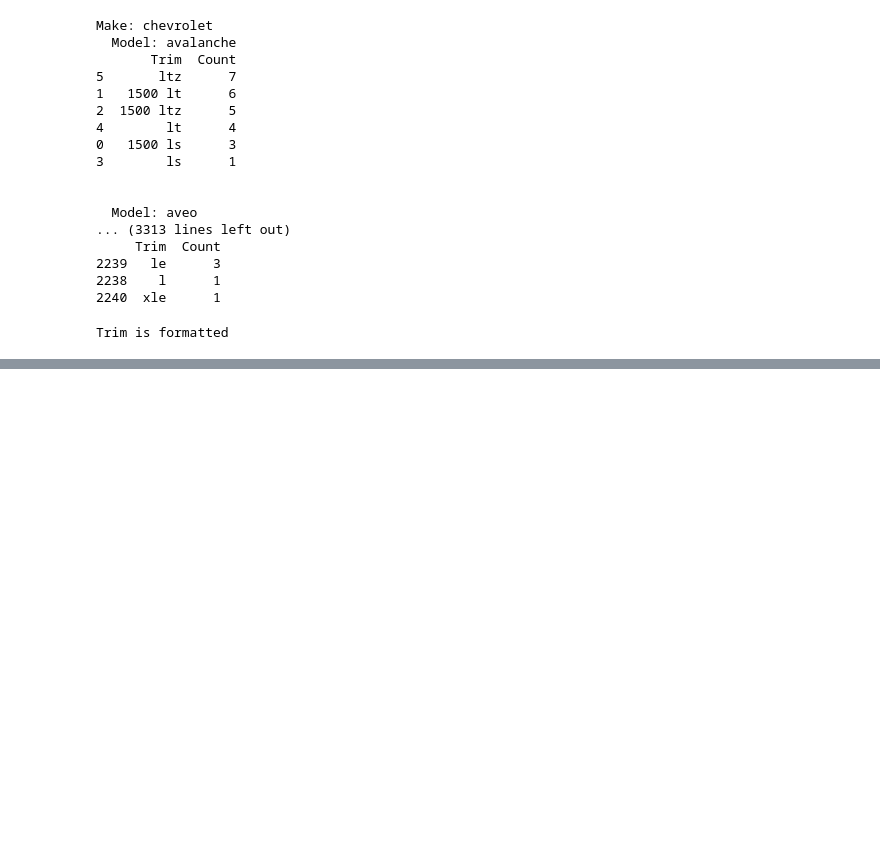
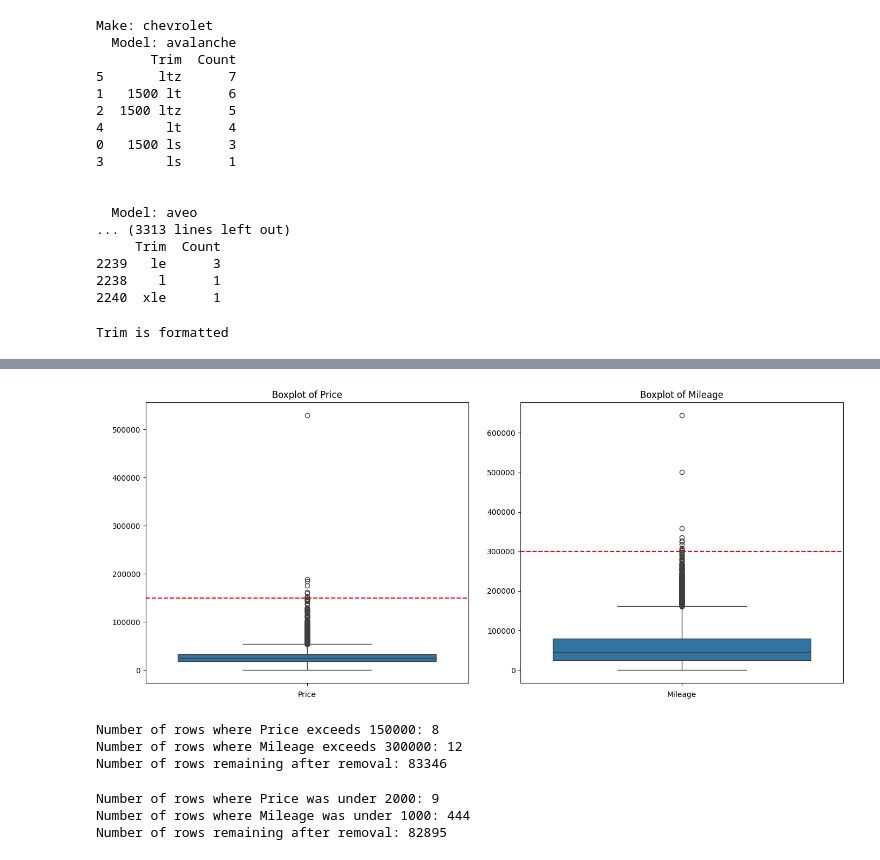
Before and after one commit to zmosDS/Dealership-Pricing-Optimization-Tool, a Jupyter notebook: data/data_cleaning.ipynb, the cells around one changed output, grey strips where cells are left out. Saved outputs shown, nothing was run; the diff lists cells and outputs as text; code cells hidden in the pictures; blank space fills up the shorter version.

```diff
--- a/data/data_cleaning.ipynb
+++ b/data/data_cleaning.ipynb
@@ -245,8 +240,8 @@ Models Formated
 # %%
 # Group by 'Make', 'Model', and 'Trim' and count occurrences
-trim_counts = combined_df.groupby(['Make', 'Model', 'Trim']).size().reset_index(name='Count')
+trim_counts = df_raw.groupby(['Make', 'Model', 'Trim']).size().reset_index(name='Count')
 
-# Sort better readability
+# Sort the data for better readability
 trim_counts = trim_counts.sort_values(by=['Make', 'Model', 'Count'], ascending=[True, True, False])
 
 # To print trim counts by make
@@ -958,0 +1178,68 @@ Trim is formatted
+# %%
+# Plot price and mileage for outliers
+
+def plot_boxplots(df, column_names):
+    """
+    Plots boxplots for the specified columns to visually inspect for outliers, includes
+    horizontal line for theoretical cutoff.
+    """
+    plt.figure(figsize=(14, 6))
+    for i, (column_name, cutoff) in enumerate(zip(column_names, cutoff_values), 1):
+        plt.subplot(1, len(column_names), i)
+        sns.boxplot(y=df[column_name])
+        plt.axhline(y=cutoff, color='r', linestyle='--')  # Add a horizontal line for theoretical cutoff
+        plt.title(f'Boxplot of {column_name}')
+        plt.xlabel(column_name)
+        plt.ylabel(' ')
+
+    plt.tight_layout()
+    plt.show()
+
+# Define cutoff values for 'Price' and 'Mileage'
+cutoff_values = [150000, 300000]
+
+plot_boxplots(df_raw, ['Price', 'Mileage'])
+# %% [output]
+[figure, added]
+# %%
+# Delete max outliers
+
+cutoff_values = [150000, 300000]
+
+price_exceed_count = df_raw[df_raw['Price'] > cutoff_values[0]].shape[0]
+mileage_exceed_count = df_raw[df_raw['Mileage'] > cutoff_values[1]].shape[0]
+
+print(f"Number of rows where Price exceeds {cutoff_values[0]}: {price_exceed_count}")
+print(f"Number of rows where Mileage exceeds {cutoff_values[1]}: {mileage_exceed_count}")
+
+df_raw = df_raw[(df_raw['Price'] <= cutoff_values[0]) & (df_raw['Mileage'] <= cutoff_values[1])]
+
+print(f"Number of rows remaining after removal: {df_raw.shape[0]}")
+# %% [output]
+Number of rows where Price exceeds 150000: 8
+Number of rows where Mileage exceeds 300000: 12
+Number of rows remaining after removal: 83346
+# %%
+# Delete Min Outliers
+
+# Count the number of rows before deletion
+rows_before = df_raw.shape[0]
+
+# Count the number of rows where Price is under 2000 and Mileage is less than 1000
+price_under_2000 = df_raw[df_raw['Price'] < 2000].shape[0]
+mileage_under_1000 = df_raw[df_raw['Mileage'] < 1000].shape[0]
+
+# Delete rows where Price is under 2000 and Mileage is less than 1000
+df_raw = df_raw[(df_raw['Price'] >= 2000) & (df_raw['Mileage'] >= 1000)]
+
+# Count the number of rows after deletion
+rows_after = df_raw.shape[0]
+
+# Print the number of rows deleted for each column and the total
+print(f"Number of rows where Price was under 2000: {price_under_2000}")
+print(f"Number of rows where Mileage was under 1000: {mileage_under_1000}")
+print(f"Number of rows remaining after removal: {df_raw.shape[0]}")
+# %% [output]
+Number of rows where Price was under 2000: 9
+Number of rows where Mileage was under 1000: 444
+Number of rows remaining after removal: 82895
```
Also changed, not shown: parts of 38 cells of this notebook.
